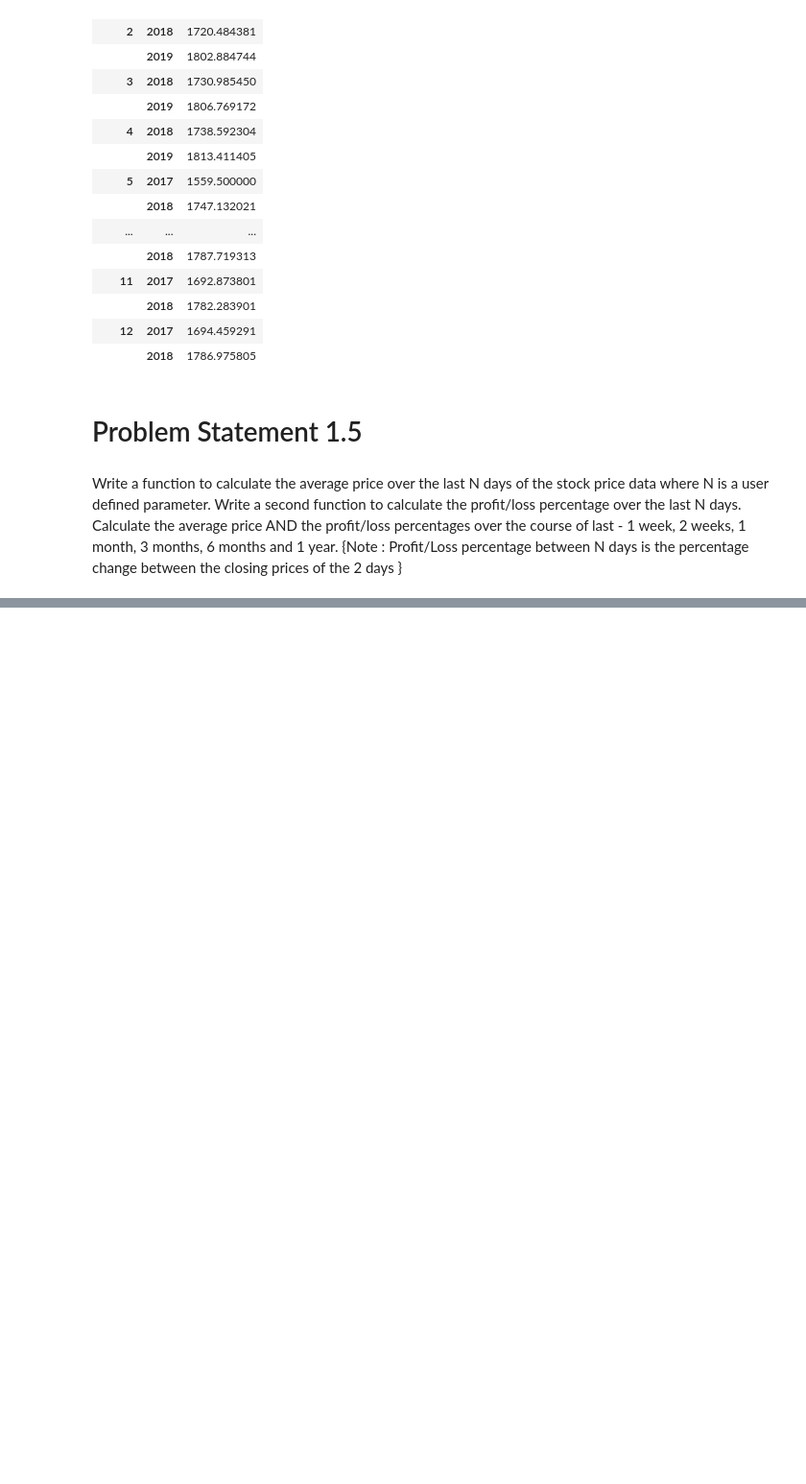
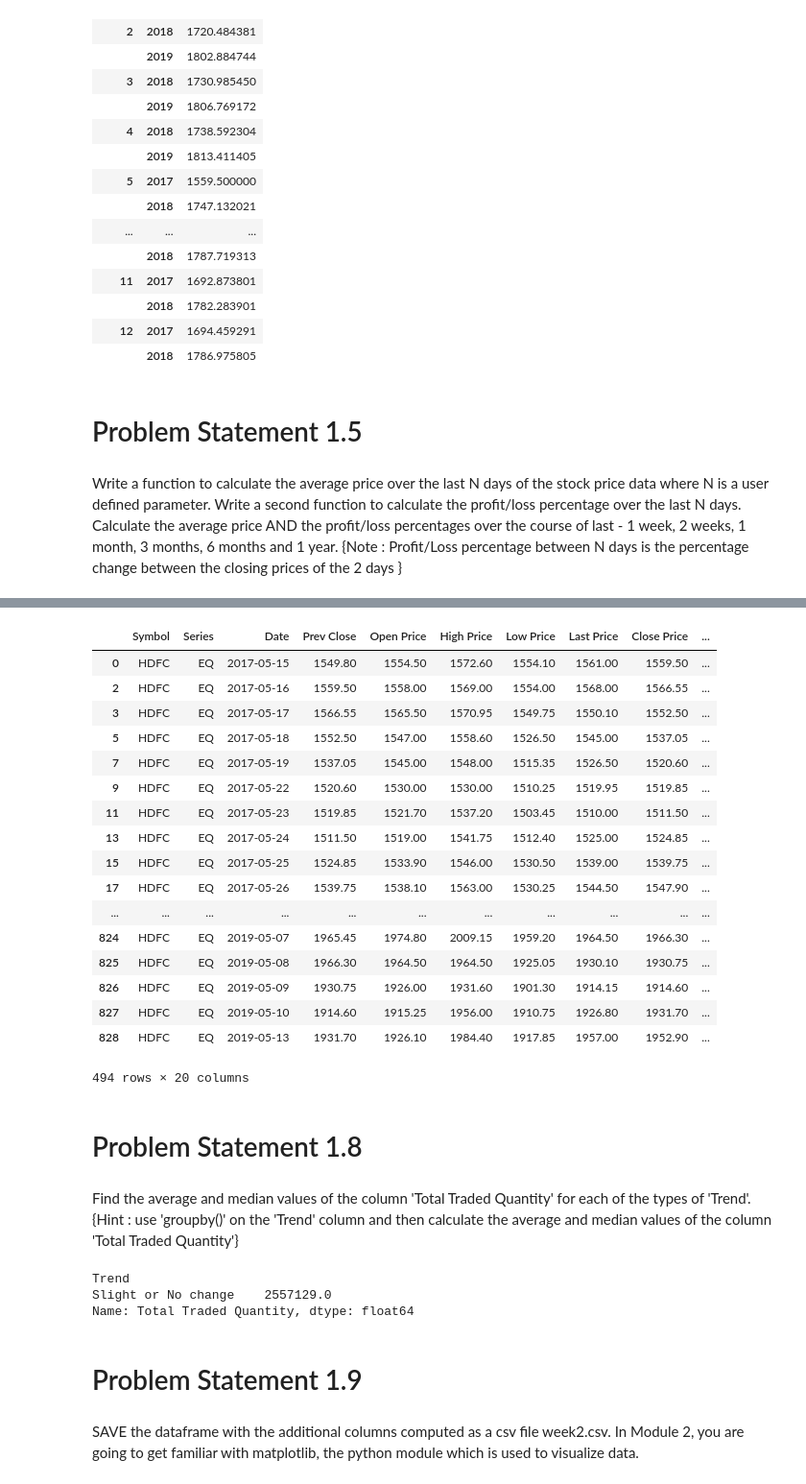
Before and after one commit to Rpythonista/Machine-Learning-Project-For-HDFC, a Jupyter notebook: ML_Internship_Module_1.ipynb, the cells around one changed output, grey strips where cells are left out. Shown: that part at 96% size. Drawn from its saved outputs; the diff is of its cells as text; code cells hidden in the pictures; blank space fills up the shorter version.

```diff
--- a/ML_Internship_Module_1.ipynb
+++ b/ML_Internship_Module_1.ipynb
@@ -228,0 +268,55 @@ Last 1 year 72.86087357263557
+# %%
+if ((data['Day_Perc_Change'] >= -0.5) & (data['Day_Perc_Change'] <= 0.5)).all():
+    data['Trend'] = 'Slight or No change'
+if ((data['Day_Perc_Change'] >= 0.5) & (data['Day_Perc_Change'] <= 1)).all():
+    data['Trend'] = 'Slight positive'
+if ((data['Day_Perc_Change'] <= -0.5) & (data['Day_Perc_Change'] >= -1)).all():
+    data['Trend'] = 'Slight negative'
+if ((data['Day_Perc_Change'] >= 1) & (data['Day_Perc_Change'] <= 3)).all():
+    data['Trend'] = 'Positive'
+if ((data['Day_Perc_Change'] <= -1) & (data['Day_Perc_Change'] >= -3)).all():
+    data['Trend'] = 'Negative'
+if ((data['Day_Perc_Change'] >= 3) & (data['Day_Perc_Change'] <= 7)).all():
+    data['Trend'] = 'Among top gainers'
+if ((data['Day_Perc_Change'] <= -3) & (data['Day_Perc_Change'] >= -7)).all():
+    data['Trend'] = 'Among top losers'
+if (data['Day_Perc_Change'] > 7).all():
+    data['Trend'] = 'Bull run'
+if (data['Day_Perc_Change'] < -7).all():
+    data['Trend'] = 'Bear drop'
+data
+# %% [output]
+|  | Symbol | Series | Date | Prev Close | Open Price | High Price | Low Price | Last Price | Close Price | ... |
+| 0 | HDFC | EQ | 2017-05-15 | 1549.80 | 1554.50 | 1572.60 | 1554.10 | 1561.00 | 1559.50 | ... |
+| 2 | HDFC | EQ | 2017-05-16 | 1559.50 | 1558.00 | 1569.00 | 1554.00 | 1568.00 | 1566.55 | ... |
+| 3 | HDFC | EQ | 2017-05-17 | 1566.55 | 1565.50 | 1570.95 | 1549.75 | 1550.10 | 1552.50 | ... |
+| 5 | HDFC | EQ | 2017-05-18 | 1552.50 | 1547.00 | 1558.60 | 1526.50 | 1545.00 | 1537.05 | ... |
+| 7 | HDFC | EQ | 2017-05-19 | 1537.05 | 1545.00 | 1548.00 | 1515.35 | 1526.50 | 1520.60 | ... |
+| 9 | HDFC | EQ | 2017-05-22 | 1520.60 | 1530.00 | 1530.00 | 1510.25 | 1519.95 | 1519.85 | ... |
+| 11 | HDFC | EQ | 2017-05-23 | 1519.85 | 1521.70 | 1537.20 | 1503.45 | 1510.00 | 1511.50 | ... |
+| 13 | HDFC | EQ | 2017-05-24 | 1511.50 | 1519.00 | 1541.75 | 1512.40 | 1525.00 | 1524.85 | ... |
+| 15 | HDFC | EQ | 2017-05-25 | 1524.85 | 1533.90 | 1546.00 | 1530.50 | 1539.00 | 1539.75 | ... |
+| 17 | HDFC | EQ | 2017-05-26 | 1539.75 | 1538.10 | 1563.00 | 1530.25 | 1544.50 | 1547.90 | ... |
+| ... | ... | ... | ... | ... | ... | ... | ... | ... | ... | ... |
+| 824 | HDFC | EQ | 2019-05-07 | 1965.45 | 1974.80 | 2009.15 | 1959.20 | 1964.50 | 1966.30 | ... |
+| 825 | HDFC | EQ | 2019-05-08 | 1966.30 | 1964.50 | 1964.50 | 1925.05 | 1930.10 | 1930.75 | ... |
+| 826 | HDFC | EQ | 2019-05-09 | 1930.75 | 1926.00 | 1931.60 | 1901.30 | 1914.15 | 1914.60 | ... |
+| 827 | HDFC | EQ | 2019-05-10 | 1914.60 | 1915.25 | 1956.00 | 1910.75 | 1926.80 | 1931.70 | ... |
+| 828 | HDFC | EQ | 2019-05-13 | 1931.70 | 1926.10 | 1984.40 | 1917.85 | 1957.00 | 1952.90 | ... |
+494 rows × 20 columns
+# %% [markdown]
+# Problem Statement 1.8
+# %% [markdown]
+Find the average and median values of the column 'Total Traded Quantity' for each of the types of 'Trend'.
+{Hint : use 'groupby()' on the 'Trend' column and then calculate the average and median values of the column 'Total Traded Quantity'}
+# %%
+data.groupby(data.Trend).mean()['Total Traded Quantity']
+data.groupby(data.Trend).median()['Total Traded Quantity']
+# %% [output]
+Trend
+Slight or No change    2557129.0
+Name: Total Traded Quantity, dtype: float64
+# %% [markdown]
+# Problem Statement 1.9
+# %% [markdown]
+SAVE the dataframe with the additional columns computed as a csv file week2.csv. In Module 2, you are going to get familiar with matplotlib, the python module which is used to visualize data.
```
Also changed, not shown: parts of 22 cells of this notebook.
